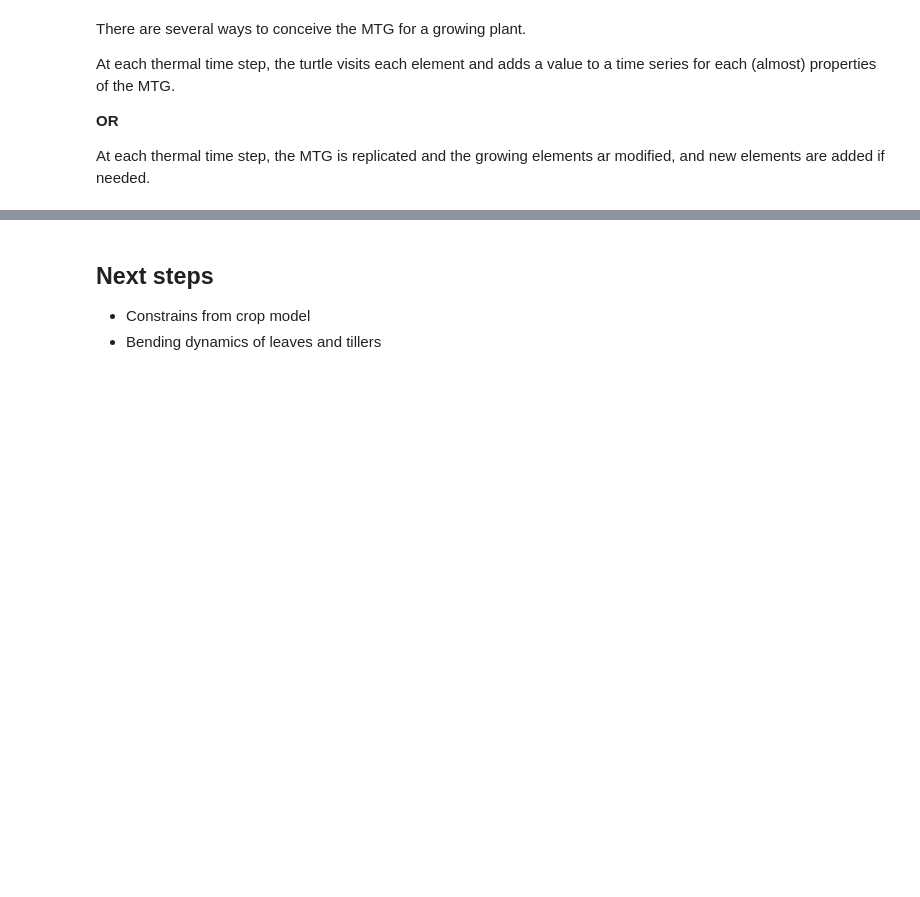
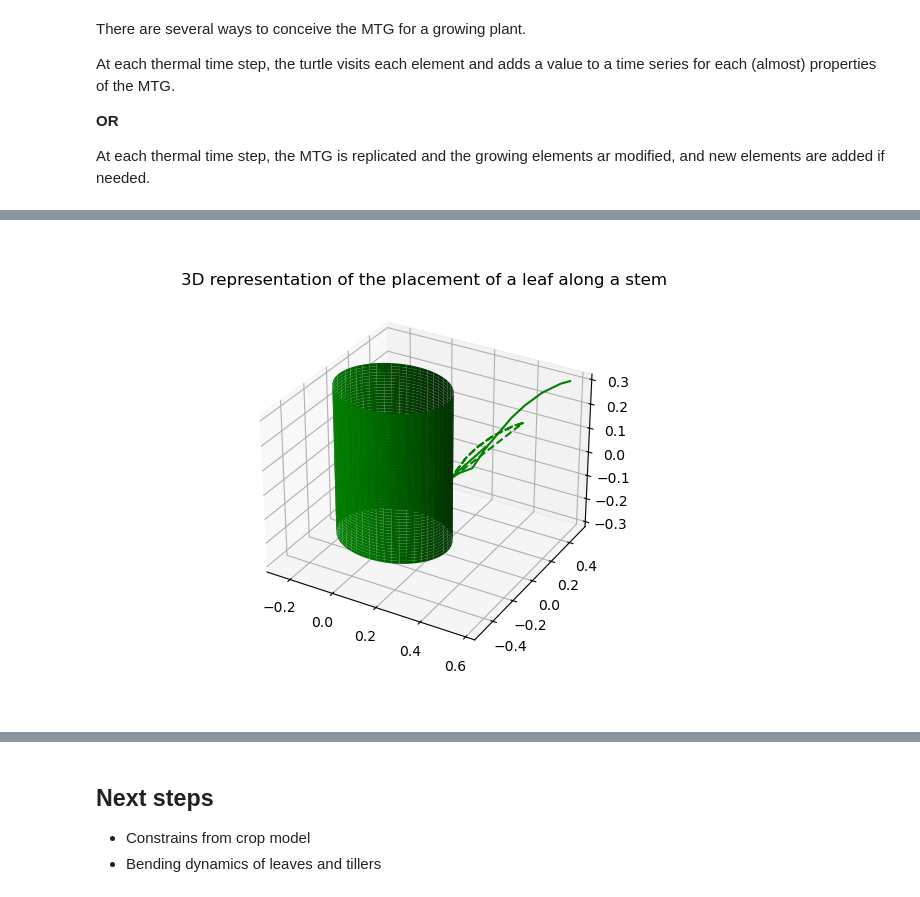
Before and after one commit to orianebro/ArchiCrop, a Jupyter notebook: dynamic_model.ipynb, the cells around one changed output, grey strips where cells are left out. Drawn from its saved outputs; the diff is of its cells as text; code cells hidden in the pictures; blank space fills up the shorter version.

Commit message:
bidouillage geometry

```diff
--- a/dynamic_model.ipynb
+++ b/dynamic_model.ipynb
@@ -99,3 +108,17 @@ At each thermal time step, the turtle visits each element and adds a value to a
 **OR**
 
 At each thermal time step, the MTG is replicated and the growing elements ar modified, and new elements are added if needed.
+# %%
+## Imports
+
+# from installed packages
+import numpy as np
+import matplotlib.pyplot as plt
+from openalea.plantgl.all import Vector3
+
+# from ./src
+from cereals_leaf import parametric_leaf
+
+## Code for generating a parametric leaf for a cereal
+pl=parametric_leaf(nb_segment=10, insertion_angle=40, scurv=0.7, curvature=90, alpha=-2.3)
+pl
@@ -101,0 +138,65 @@ At each thermal time step, the MTG is replicated and the growing elements ar mod
+# %%
+pl = (pl[0][::-1], pl[1][::-1], pl[2], pl[3])
+# %%
+## Imports
+
+# from installed packages
+from math import pi, cos, sin, radians
+import matplotlib.tri as mtri
+import openalea.plantgl.all as pgl
+
+# from ./src
+# from cereals_leaf import arrange_leaf
+# or
+from geometry import arrange_leaf
+from fitting import leaf_to_mesh_2d
+
+## Code for placing a leaf against a stem element (here a cylinder), with a given inclination
+stem_diameter=0.5
+inclination=1
+
+al=arrange_leaf(leaf=pl,
+                stem_diameter=stem_diameter,
+                inclination=inclination,
+                relative=True)
+
+pourc = 0.5
+idx_cut = int(pourc*len(al[0]))
+al = (al[0][:idx_cut], al[1][:idx_cut], al[2][:idx_cut], al[3][:idx_cut])
+
+
+x=al[0]
+y=al[1]
+s=al[2]
+r=al[3]
+
+pts,ind=leaf_to_mesh_2d(x, y, r)
+
+xs=[pt[0] for pt in pts]
+ys=[pt[1] for pt in pts]
+zs=[pt[2] for pt in pts]
+
+X,Y=np.meshgrid(xs, ys)
+
+tri=mtri.Triangulation(xs, ys)
+
+fig=plt.figure()
+ax=fig.add_subplot(111, projection='3d')
+ax.plot(xs,ys,zs,c="green")
+ax.plot([xs[0],xs[0]],[ys[0],-ys[0]],[0,0],c="green")
+ax.plot(xs,np.zeros(len(ys)),zs,c="green",ls="dashed")
+
+radius=stem_diameter/2
+z=np.linspace(-zs[-1], zs[-1])
+theta=np.linspace(0, 2*np.pi)
+theta_grid, z_stem=np.meshgrid(theta, z)
+x_stem=radius*np.cos(theta_grid)
+y_stem=radius*np.sin(theta_grid)
+
+ax.plot_surface(x_stem, y_stem, z_stem, color="green")
+
+ax.set_title("3D representation of the placement of a leaf along a stem")
+
+plt.show()
+# %% [output]
+[figure, added]
```
Also changed, not shown: parts of 6 cells of this notebook, 6 other files.
